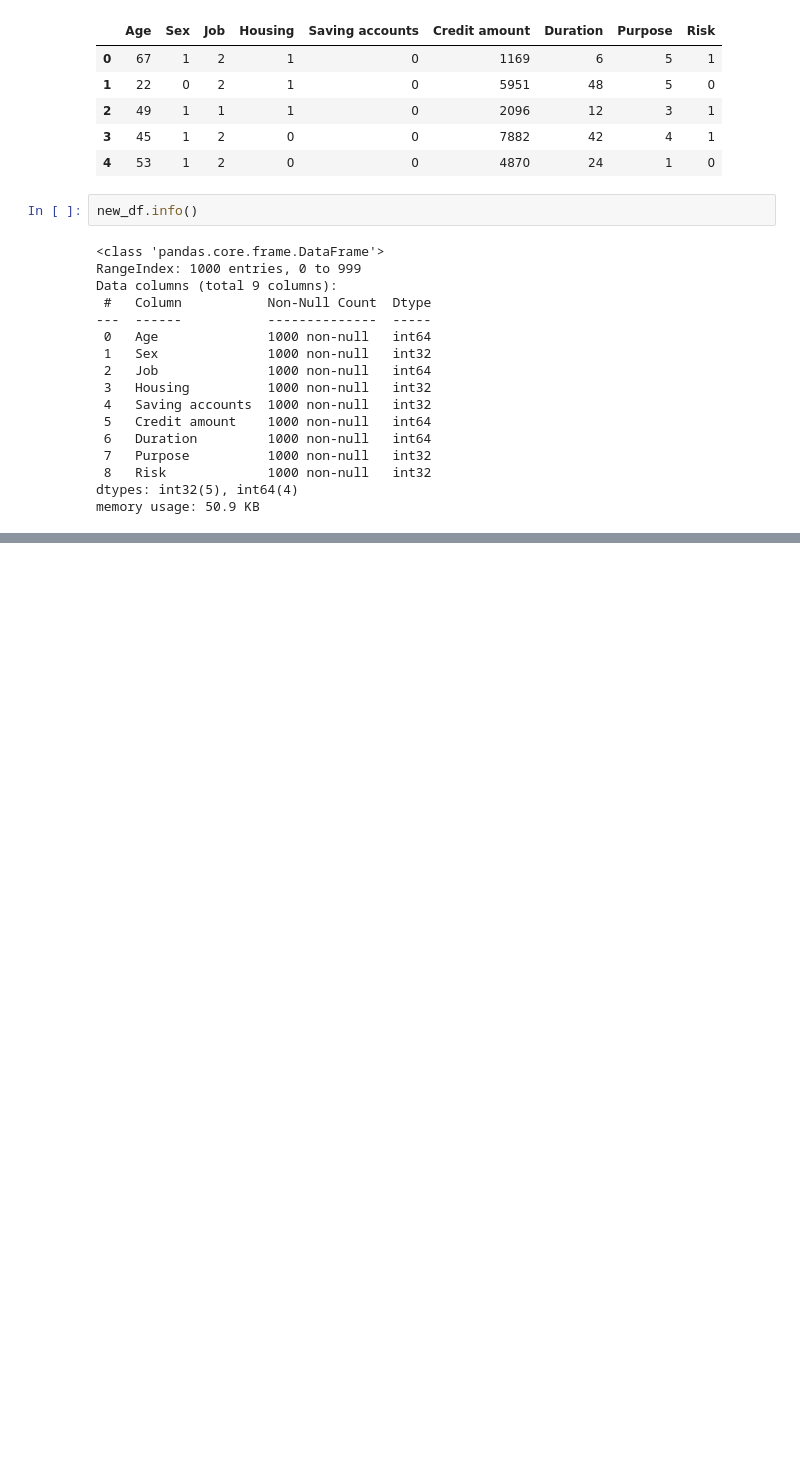
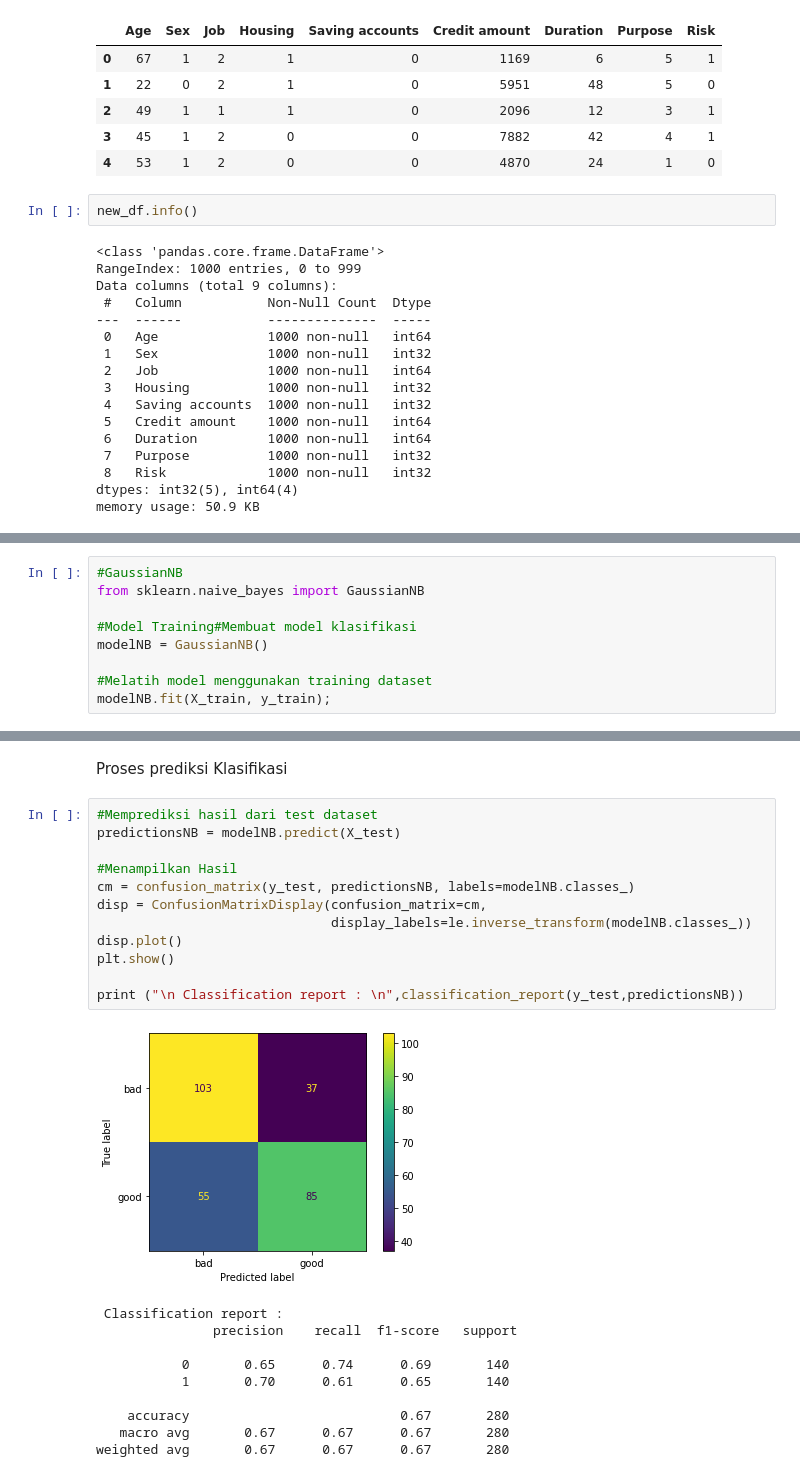
Before and after one commit to Fikazh/ProjectUasMachineLearning, a Jupyter notebook: main.ipynb, the cells around one changed output, grey strips where cells are left out. Drawn from its saved outputs; the diff is of its cells as text; blank space fills up the shorter version.

```diff
--- a/main.ipynb
+++ b/main.ipynb
@@ -273,0 +340,9 @@ Accuracy Score   :  0.6642857142857143
+# %%
+#GaussianNB
+from sklearn.naive_bayes import GaussianNB
+
+#Model Training#Membuat model klasifikasi
+modelNB = GaussianNB()
+
+#Melatih model menggunakan training dataset
+modelNB.fit(X_train, y_train);
@@ -273,0 +363,25 @@ Accuracy Score   :  0.6642857142857143
+# %% [markdown]
+Proses prediksi Klasifikasi
+# %%
+#Memprediksi hasil dari test dataset
+predictionsNB = modelNB.predict(X_test)
+
+#Menampilkan Hasil
+cm = confusion_matrix(y_test, predictionsNB, labels=modelNB.classes_)
+disp = ConfusionMatrixDisplay(confusion_matrix=cm,
+                              display_labels=le.inverse_transform(modelNB.classes_))
+disp.plot()
+plt.show()
+
+print ("\n Classification report : \n",classification_report(y_test,predictionsNB))
+# %% [output]
+[figure, added]
+ Classification report :
+               precision    recall  f1-score   support
+
+           0       0.65      0.74      0.69       140
+           1       0.70      0.61      0.65       140
+
+    accuracy                           0.67       280
+   macro avg       0.67      0.67      0.67       280
+weighted avg       0.67      0.67      0.67       280
```
Also changed, not shown: parts of 46 cells of this notebook.
